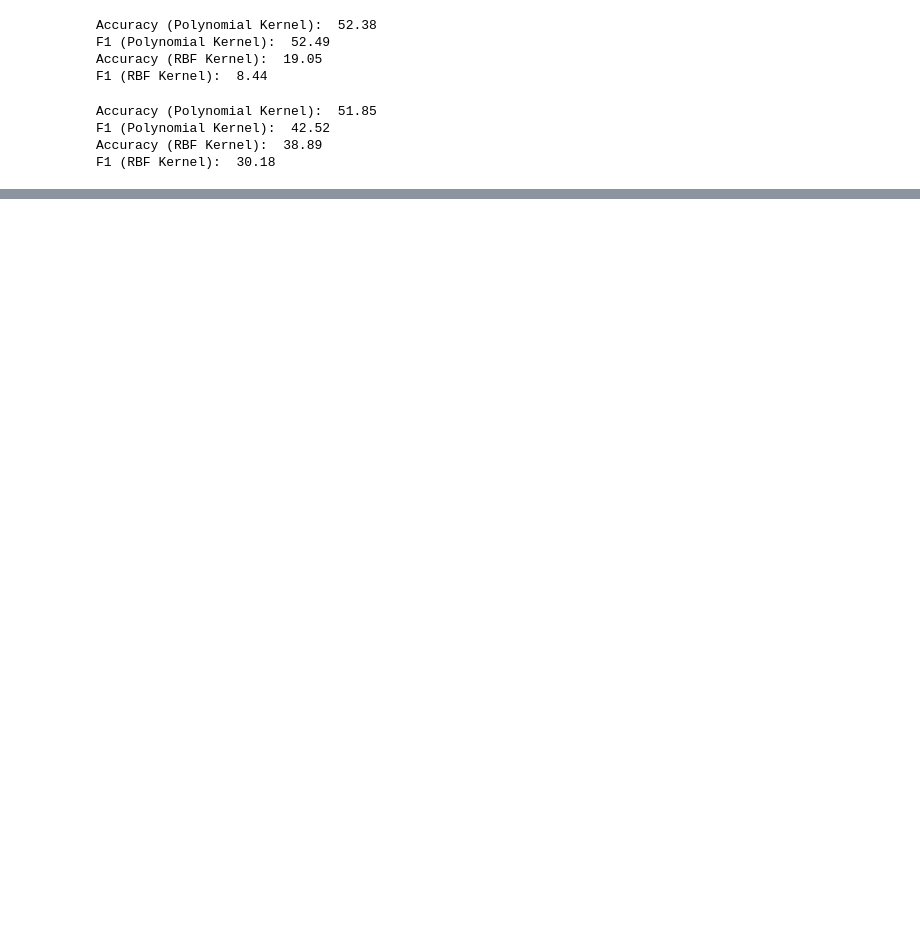
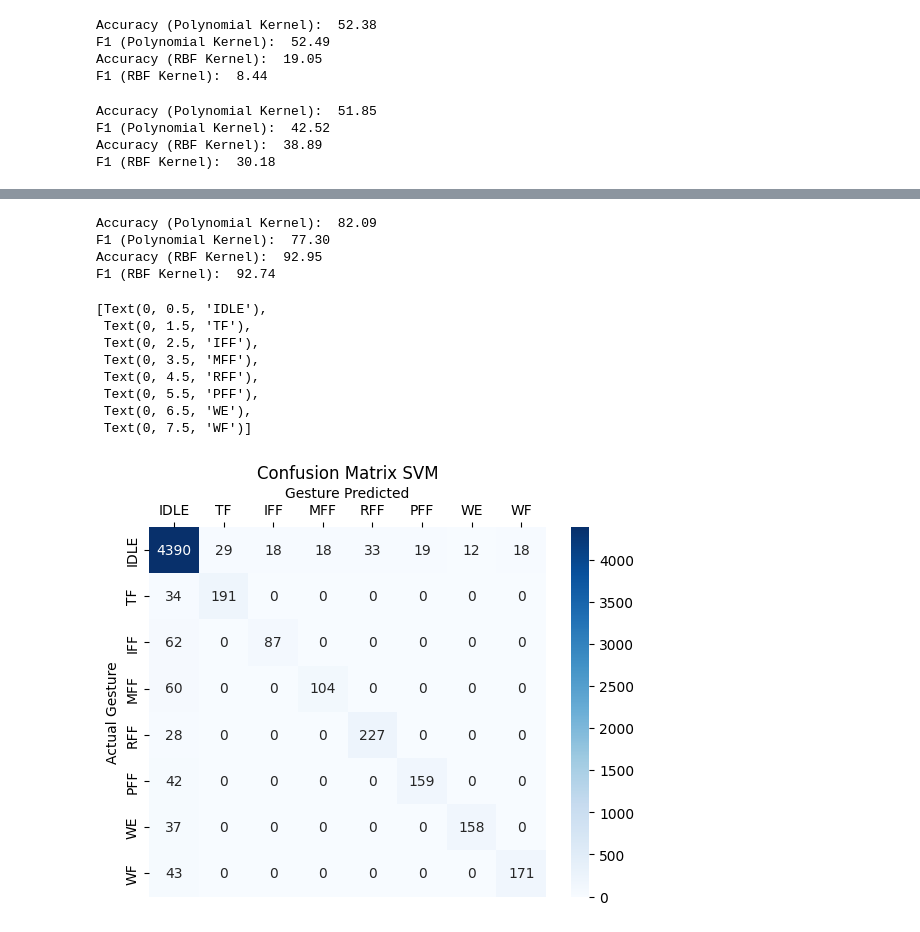
Before and after one commit to sofiahernandezp/code, a Jupyter notebook: mindrove_test/plot_emg.ipynb, the cells around one changed output, grey strips where cells are left out. Saved outputs shown, nothing was run; the diff lists cells and outputs as text; code cells hidden in the pictures; blank space fills up the shorter version.

```diff
--- a/mindrove_test/plot_emg.ipynb
+++ b/mindrove_test/plot_emg.ipynb
@@ -1056,9 +1121,26 @@ np.savetxt("rm5.csv", roll2, delimiter=",")
+# %%
+#Join 5 subjects
+rs1 = pd.read_csv("data/EMG/rs1.csv", header = None)
+rs2 = pd.read_csv("data/EMG/rs2.csv", header = None)
+rs3 = pd.read_csv("data/EMG/rs3.csv", header = None)
+rs4 = pd.read_csv("data/EMG/rs4.csv", header = None)
+rs5 = pd.read_csv("data/EMG/rs5.csv", header = None)
+
+all = [rs1, rs2, rs3,rs4, rs5]
+rsw10s8 = pd.DataFrame()
+for file in all:
+    rsw10s8 = rmw10s8.append(file, ignore_index=True)
+#np.savetxt("data/EMG/rmw10s8.csv", rmw10s8, delimiter=",")
+# %%
+#JOIN RM AND RS
+
+#newrm = np.array(rmw10s8)
+#newrs = np.array(rsw10s8)
+#datasvm = np.hstack(newrm,newrs)
+datasvm = pd.concat([rmw10s8, rsw10s8], axis=1)
 # %%
-#join 5 files in excel
+#SVM
 import pandas as pd
-datasvm = pd.read_csv("data/EMG/rmall.csv")
-
-#SVM
 from sklearn import svm, datasets
 import sklearn.model_selection as model_selection
 from sklearn.metrics import accuracy_score
@@ -1067,7 +1149,7 @@ from sklearn.metrics import f1_score
 X = datasvm.iloc[:,1:].values #features
 y = datasvm.iloc[:,0].values #labels
 X_train, X_test, y_train, y_test = model_selection.train_test_split(X, y, train_size=0.75, test_size=0.25, random_state=42)
-rbf = svm.SVC(kernel='rbf', gamma=4, C=2).fit(X_train, y_train)
+rbf = svm.SVC(kernel='rbf', gamma=4, C=3).fit(X_train, y_train)
 poly = svm.SVC(kernel='poly', degree=5, C=1).fit(X_train, y_train)
 poly_pred = poly.predict(X_test)
 rbf_pred = rbf.predict(X_test)
@@ -1079,3 +1161,33 @@ rbf_accuracy = accuracy_score(y_test, rbf_pred)
 rbf_f1 = f1_score(y_test, rbf_pred, average='weighted')
 print('Accuracy (RBF Kernel): ', "%.2f" % (rbf_accuracy*100))
 print('F1 (RBF Kernel): ', "%.2f" % (rbf_f1*100))
+# %% [output]
+Accuracy (Polynomial Kernel):  82.09
+F1 (Polynomial Kernel):  77.30
+Accuracy (RBF Kernel):  92.95
+F1 (RBF Kernel):  92.74
+# %%
+#confusion matrix
+from sklearn.metrics import confusion_matrix
+import seaborn as sns
+# Generate the confusion matrix poly
+cmpoly= confusion_matrix(y_test, rbf_pred)
+# Plot the confusion matrix as a heatmap
+
+ax = sns.heatmap(cmpoly, annot=True, cmap="Blues",fmt='g')
+ax.set_title('Confusion Matrix SVM')
+ax.set_xlabel('Gesture Predicted');ax.set_ylabel('Actual Gesture');
+ax.xaxis.set_label_position('top')
+ax.xaxis.set_ticklabels(['IDLE', 'TF', 'IFF', 'MFF', 'RFF', 'PFF', 'WE', 'WF'])
+ax.xaxis.tick_top()
+ax.yaxis.set_ticklabels(['IDLE', 'TF', 'IFF', 'MFF', 'RFF', 'PFF', 'WE', 'WF'])
+# %% [output]
+[Text(0, 0.5, 'IDLE'),
+ Text(0, 1.5, 'TF'),
+ Text(0, 2.5, 'IFF'),
+ Text(0, 3.5, 'MFF'),
+ Text(0, 4.5, 'RFF'),
+ Text(0, 5.5, 'PFF'),
+ Text(0, 6.5, 'WE'),
+ Text(0, 7.5, 'WF')]
+[figure, added]
```
Also changed, not shown: parts of 12 cells of this notebook, 19 other files.
